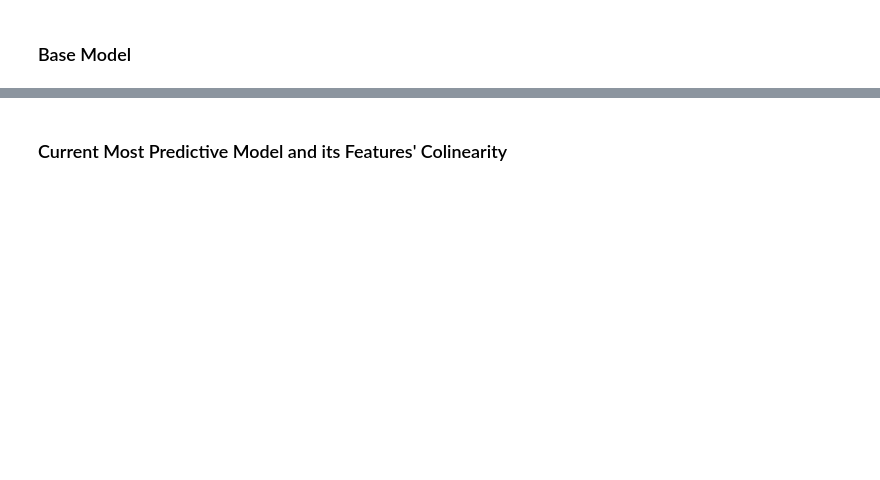
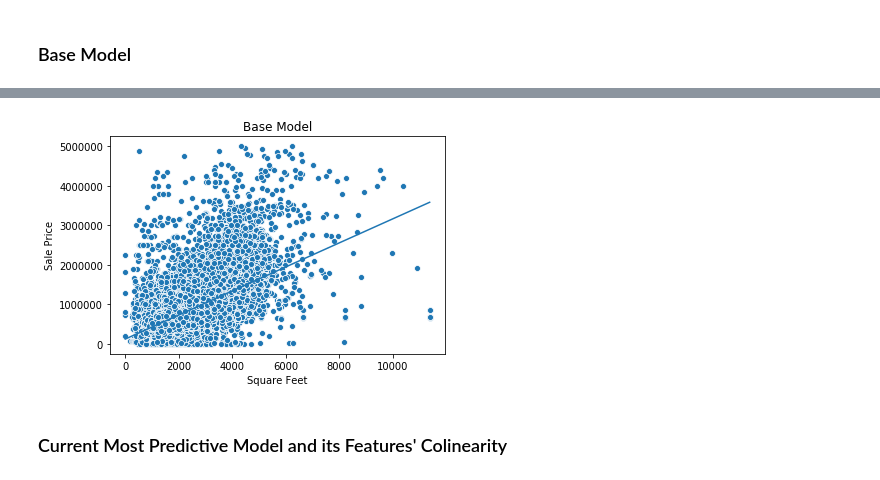
Before and after one commit to sam-thurman/king_county_housing, a Jupyter notebook: notebooks/exploratory/sam_exploratory_2.ipynb, the cells around one changed output, grey strips where cells are left out. Cells and saved outputs as stored; diff of their text form; code cells hidden in the pictures; blank space fills up the shorter version.

```diff
--- a/notebooks/exploratory/sam_exploratory_2.ipynb
+++ b/notebooks/exploratory/sam_exploratory_2.ipynb
@@ -96,3 +102,11 @@ strong multicollinearity or other numerical problems.
+# %%
+fig, ax = plt.subplots()
+ax = sns.scatterplot(groomed_df['SqFtTotLiving'],  groomed_df['SalePrice'])
+ax = sns.lineplot(groomed_df['SqFtTotLiving'], (303.82*groomed_df['SqFtTotLiving'] + 124030), alpha=1)
+ax.set(xlabel='Square Feet', ylabel='Sale Price', title='Base Model')
+plt.savefig('base_model_best_fit.png')
+# %% [output]
+[figure, added]
 # %% [markdown]
 ### Current Most Predictive Model and its Features' Colinearity
 # %%
```
Also changed, not shown: parts of 7 cells of this notebook, 4 other files.
